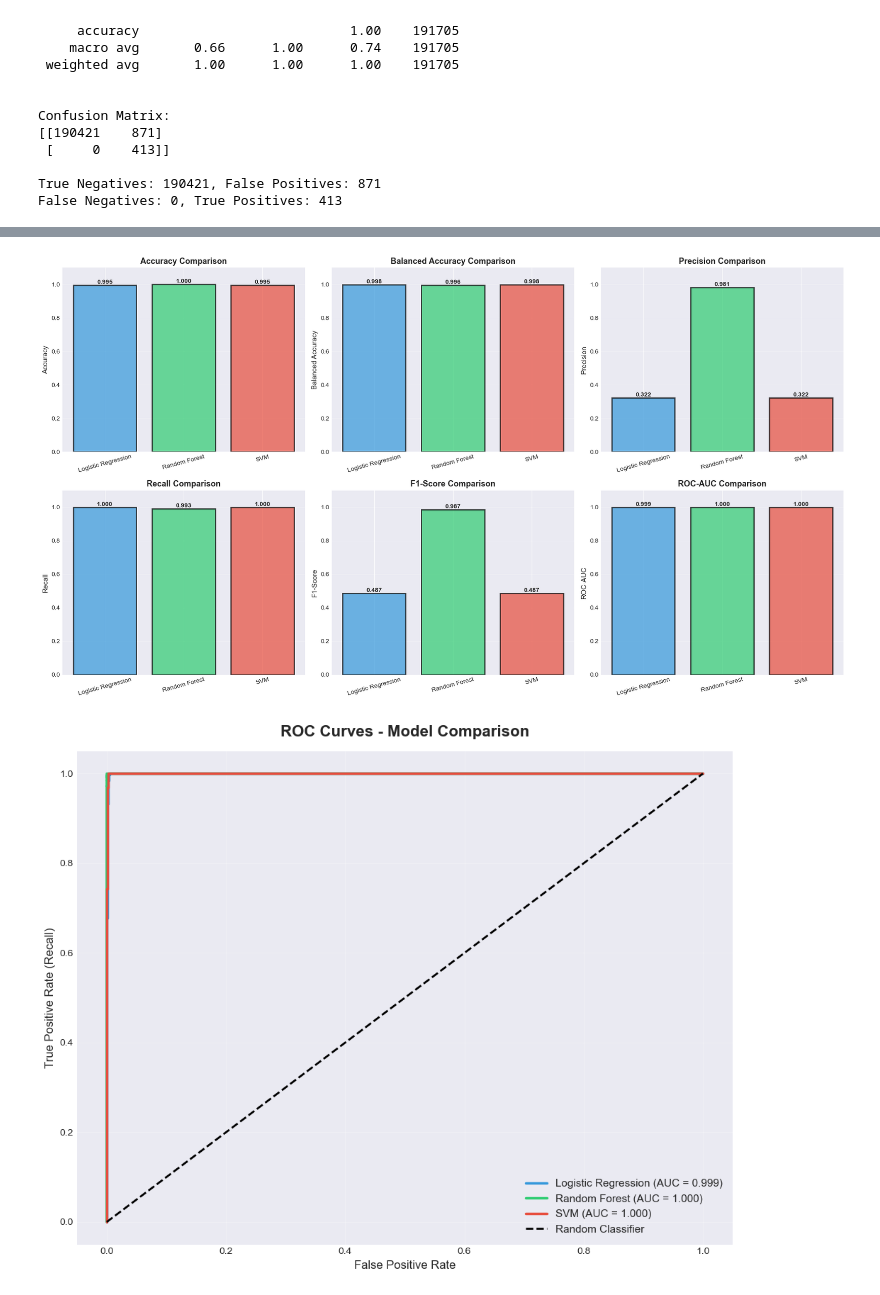
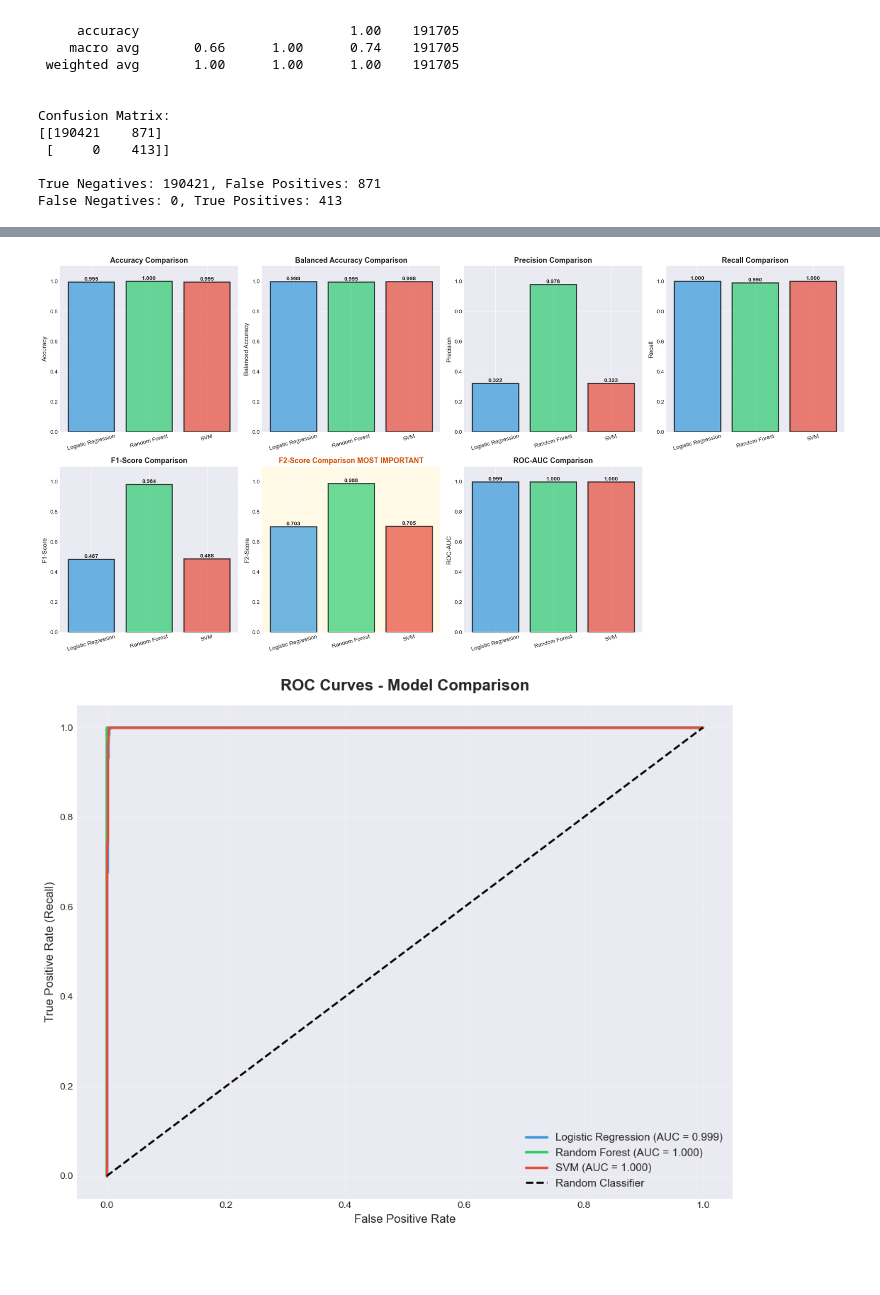
Before and after one commit to Asif-Khan-01/Asteroid-Detection, a Jupyter notebook: Asteroid-Detection.ipynb, the cells around one changed output, grey strips where cells are left out. Saved outputs shown, nothing was run; the diff lists cells and outputs as text; code cells hidden in the pictures; blank space fills up the shorter version.

Commit message:
Added F2 score for evaluation

```diff
--- a/Asteroid-Detection.ipynb
+++ b/Asteroid-Detection.ipynb
@@ -633,6 +646,7 @@ rf_balanced_acc = balanced_accuracy_score(y_test, y_pred_rf)
 rf_precision = precision_score(y_test, y_pred_rf)
 rf_recall = recall_score(y_test, y_pred_rf)
 rf_f1 = f1_score(y_test, y_pred_rf)
+rf_f2 = fbeta_score(y_test, y_pred_rf, beta=2)
 rf_auc = roc_auc_score(y_test, y_pred_proba_rf)
 
 print(f"\nAccuracy: {rf_accuracy:.4f}")
@@ -640,6 +654,7 @@ print(f"Balanced Accuracy: {rf_balanced_acc:.4f}")
 print(f"Precision (Hazardous): {rf_precision:.4f}")
 print(f"Recall (Hazardous): {rf_recall:.4f}")
 print(f"F1-Score (Hazardous): {rf_f1:.4f}")
+print(f"F2-Score (Hazardous): {rf_f2:.4f} - Prioritizes dangerous asteroids!")
 print(f"ROC-AUC: {rf_auc:.4f}")
 # %% [output]
 ==============================
@@ -765,13 +777,14 @@ False Negatives: 0, True Positives: 413
 
 # Store comprehensive results
 results = {
-    'Model': ['Logistic Regression', 'Random Forest', 'SVM'],
-    'Accuracy': [lr_accuracy, rf_accuracy, svm_accuracy],
-    'Balanced Accuracy': [lr_balanced_acc, rf_balanced_acc, svm_balanced_acc],
-    'Precision': [lr_precision, rf_precision, svm_precision],
-    'Recall': [lr_recall, rf_recall, svm_recall],
-    'F1-Score': [lr_f1, rf_f1, svm_f1],
-    'ROC-AUC': [lr_auc, rf_auc, svm_auc]
+    "Model": ["Logistic Regression", "Random Forest", "SVM"],
+    "Accuracy": [lr_accuracy, rf_accuracy, svm_accuracy],
+    "Balanced Accuracy": [lr_balanced_acc, rf_balanced_acc, svm_balanced_acc],
+    "Precision": [lr_precision, rf_precision, svm_precision],
+    "Recall": [lr_recall, rf_recall, svm_recall],
+    "F1-Score": [lr_f1, rf_f1, svm_f1],
+    "F2-Score": [lr_f2, rf_f2, svm_f2],
+    "ROC-AUC": [lr_auc, rf_auc, svm_auc],
 }
 results_df = pd.DataFrame(results)
 
@@ -790,30 +803,66 @@ Logistic Regression  0.995457           0.997723   0.321651 1.000000  0.486741 0
 # %%
 # Visualize multi-metric comparison
-fig, axes = plt.subplots(2, 3, figsize=(18, 10))
-colors_models = ['#3498db', '#2ecc71', '#e74c3c']
+fig, axes = plt.subplots(2, 4, figsize=(20, 10))
+colors_models = ["#3498db", "#2ecc71", "#e74c3c"]
 
-metrics = ['Accuracy', 'Balanced Accuracy', 'Precision', 'Recall', 'F1-Score', 'ROC-AUC']
+metrics = [
+    "Accuracy",
+    "Balanced Accuracy",
+    "Precision",
+    "Recall",
+    "F1-Score",
+    "F2-Score",
+    "ROC-AUC",
+]
 
 for idx, metric in enumerate(metrics):
-    ax = axes[idx // 3, idx % 3]
-    bars = ax.bar(results_df['Model'], results_df[metric], color=colors_models, alpha=0.7, edgecolor='black', linewidth=2)
+    ax = axes[idx // 4, idx % 4]
+    bars = ax.bar(
+        results_df["Model"],
+        results_df[metric],
+        color=colors_models,
+        alpha=0.7,
+        edgecolor="black",
+        linewidth=2,
+    )
 
     # Add value labels
     for bar in bars:
         height = bar.get_height()
-        ax.text(bar.get_x() + bar.get_width()/2., height,
-                f'{height:.3f}', ha='center', va='bottom', fontweight='bold', fontsize=10)
+        ax.text(
+            bar.get_x() + bar.get_width() / 2.0,
+            height,
+            f"{height:.3f}",
+            ha="center",
+            va="bottom",
+            fontweight="bold",
+            fontsize=10,
+        )
+
+    # Highlight F2-Score as most important
+    if metric == "F2-Score":
+        ax.set_facecolor("#fff9e6")
+        ax.set_title(
+            f"{metric} Comparison MOST IMPORTANT",
+            fontsize=13,
+            fontweight="bold",
+            color="#d35400",
+        )
+    else:
+        ax.set_title(f"{metric} Comparison", fontsize=13, fontweight="bold")
 
     ax.set_ylabel(metric, fontsize=11)
-    ax.set_title(f'{metric} Comparison', fontsize=13, fontweight='bold')
     ax.set_ylim(0, 1.1)
-    ax.grid(axis='y', alpha=0.3)
-    ax.tick_params(axis='x', rotation=15)
+    ax.grid(axis="y", alpha=0.3)
+    ax.tick_params(axis="x", rotation=15)
+
+# Remove empty subplot
+fig.delaxes(axes[1, 3])
 
 plt.tight_layout()
 plt.show()
 # %% [output]
-[figure, old version]
+[figure, new version]
 # %%
 # ROC Curve Comparison
 from sklearn.metrics import roc_curve
```
Also changed, not shown: parts of 14 cells of this notebook.
